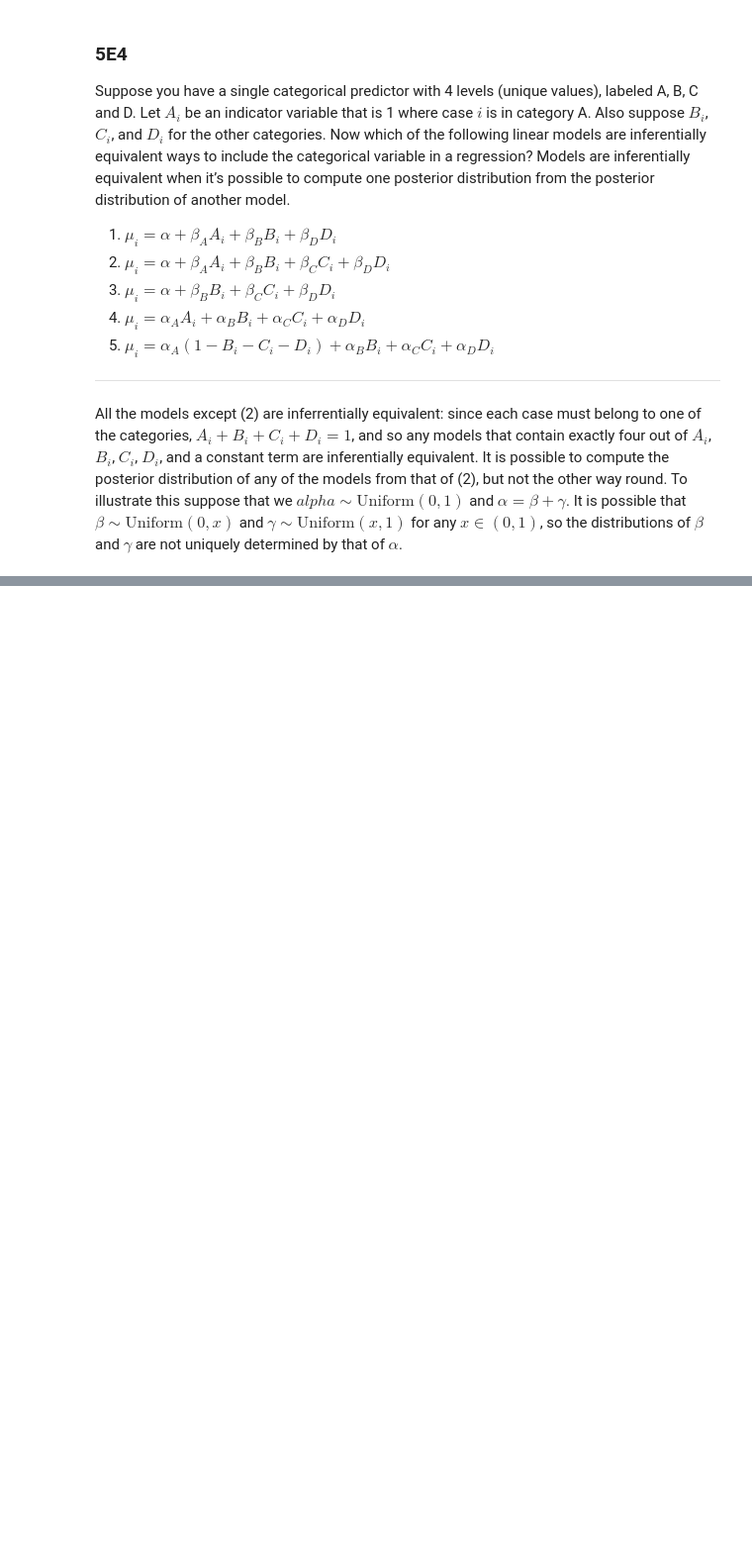
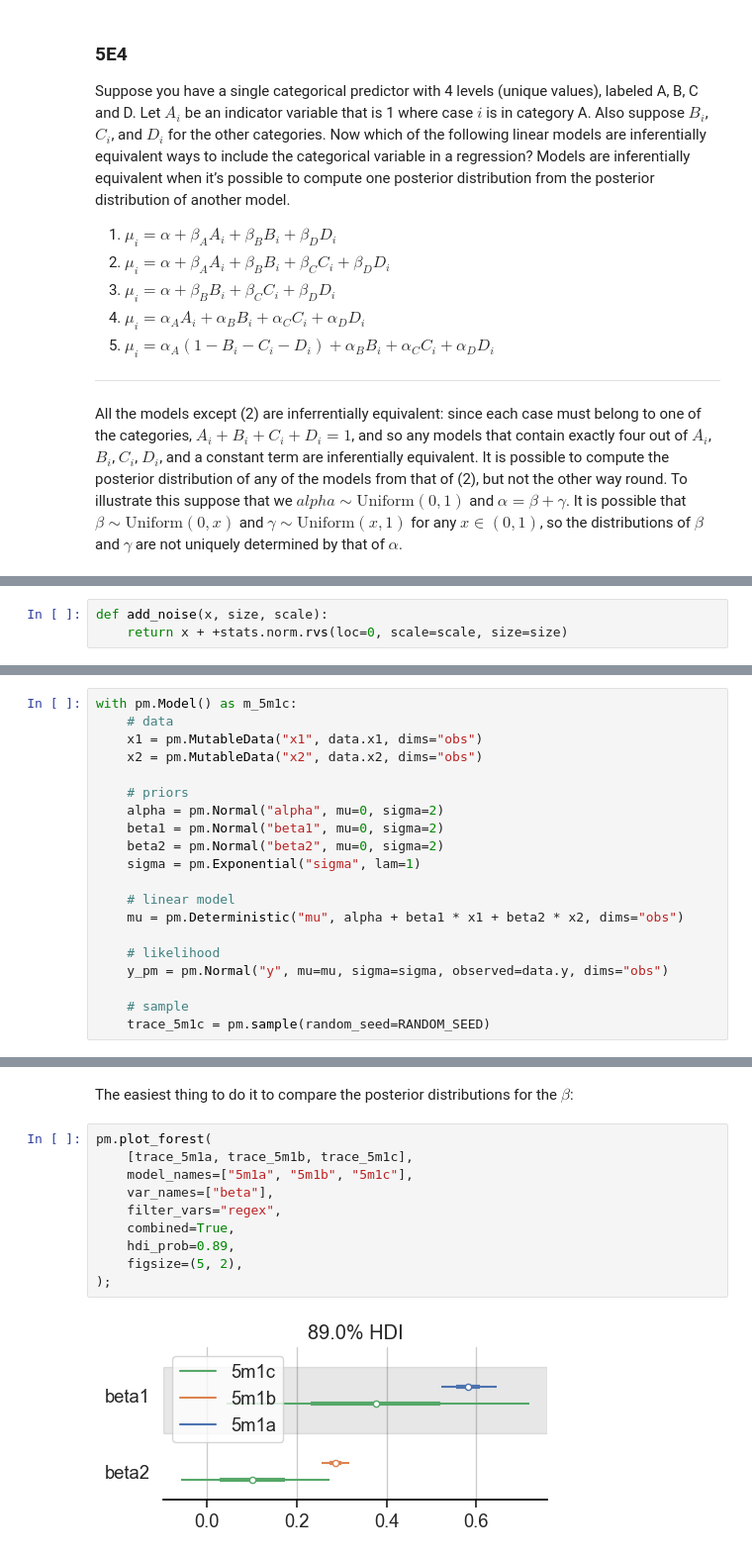
Before and after one commit to chris-leonard/statistical-rethinking, a Jupyter notebook: exercises/chapter_5.ipynb, the cells around one changed output, grey strips where cells are left out. Shown at 99% size. Saved outputs shown, nothing was run; the diff lists cells and outputs as text; blank space fills up the shorter version.

```diff
--- a/exercises/chapter_5.ipynb
+++ b/exercises/chapter_5.ipynb
@@ -117,0 +131,3 @@ It is possible that $\beta \sim \text{Uniform}(0, x)$ and $\gamma \sim \text{Uni
+# %%
+def add_noise(x, size, scale):
+    return x + +stats.norm.rvs(loc=0, scale=scale, size=size)
@@ -117,0 +256,20 @@ It is possible that $\beta \sim \text{Uniform}(0, x)$ and $\gamma \sim \text{Uni
+# %%
+with pm.Model() as m_5m1c:
+    # data
+    x1 = pm.MutableData("x1", data.x1, dims="obs")
+    x2 = pm.MutableData("x2", data.x2, dims="obs")
+
+    # priors
+    alpha = pm.Normal("alpha", mu=0, sigma=2)
+    beta1 = pm.Normal("beta1", mu=0, sigma=2)
+    beta2 = pm.Normal("beta2", mu=0, sigma=2)
+    sigma = pm.Exponential("sigma", lam=1)
+
+    # linear model
+    mu = pm.Deterministic("mu", alpha + beta1 * x1 + beta2 * x2, dims="obs")
+
+    # likelihood
+    y_pm = pm.Normal("y", mu=mu, sigma=sigma, observed=data.y, dims="obs")
+
+    # sample
+    trace_5m1c = pm.sample(random_seed=RANDOM_SEED)
@@ -117,0 +283,14 @@ It is possible that $\beta \sim \text{Uniform}(0, x)$ and $\gamma \sim \text{Uni
+# %% [markdown]
+The easiest thing to do it to compare the posterior distributions for the $\beta$:
+# %%
+pm.plot_forest(
+    [trace_5m1a, trace_5m1b, trace_5m1c],
+    model_names=["5m1a", "5m1b", "5m1c"],
+    var_names=["beta"],
+    filter_vars="regex",
+    combined=True,
+    hdi_prob=0.89,
+    figsize=(5, 2),
+);
+# %% [output]
+[figure, added]
```
Also changed, not shown: parts of 59 cells of this notebook, 1 other file.
